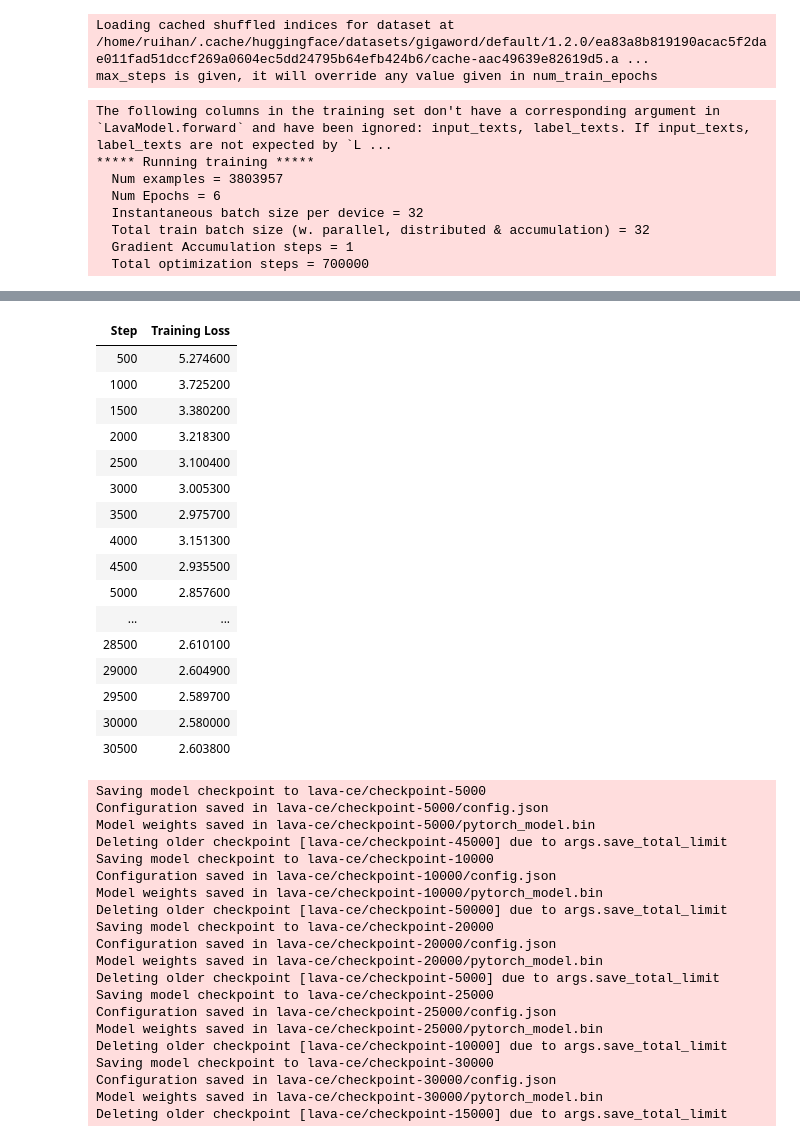
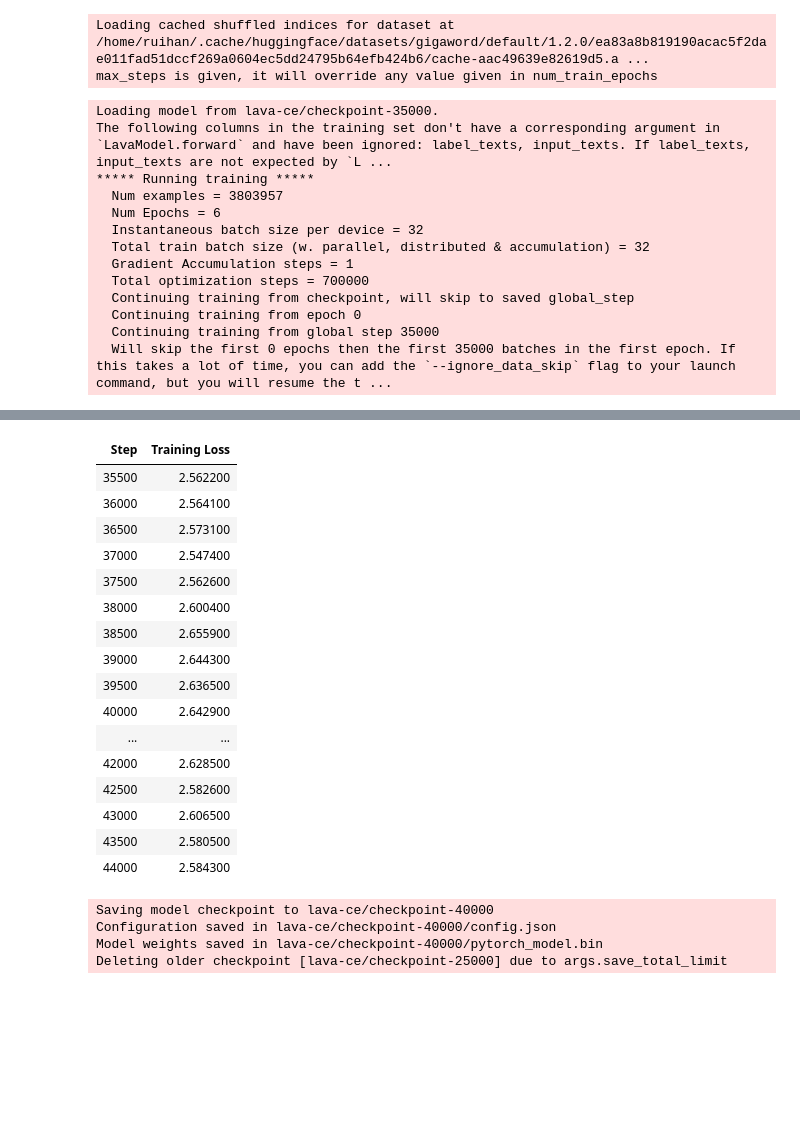
Before and after one commit to cestwc/Differentiable-ROUGE-score, a Jupyter notebook: Train Lava under CE loss.ipynb, the cells around one changed output, grey strips where cells are left out. Drawn from its saved outputs; the diff is of its cells as text; code cells hidden in the pictures; blank space fills up the shorter version.

```diff
--- a/Train Lava under CE loss.ipynb
+++ b/Train Lava under CE loss.ipynb
@@ -72,9 +72,10 @@ trainer = Trainer(
 Loading cached shuffled indices for dataset at /home/ruihan/.cache/huggingface/datasets/gigaword/default/1.2.0/ea83a8b819190acac5f2dae011fad51dccf269a0604ec5dd24795b64efb424b6/cache-aac49639e82619d5.a ...
 max_steps is given, it will override any value given in num_train_epochs
 # %%
-trainer.train(resume_from_checkpoint = False)
+trainer.train(resume_from_checkpoint = True)
 # %% [output]
-The following columns in the training set don't have a corresponding argument in `LavaModel.forward` and have been ignored: input_texts, label_texts. If input_texts, label_texts are not expected by `L ...
+Loading model from lava-ce/checkpoint-35000.
+The following columns in the training set don't have a corresponding argument in `LavaModel.forward` and have been ignored: label_texts, input_texts. If label_texts, input_texts are not expected by `L ...
 ***** Running training *****
   Num examples = 3803957
   Num Epochs = 6
@@ -82,3 +83,7 @@ The following columns in the training set don't have a corresponding argument in
   Total train batch size (w. parallel, distributed & accumulation) = 32
   Gradient Accumulation steps = 1
   Total optimization steps = 700000
+  Continuing training from checkpoint, will skip to saved global_step
+  Continuing training from epoch 0
+  Continuing training from global step 35000
+  Will skip the first 0 epochs then the first 35000 batches in the first epoch. If this takes a lot of time, you can add the `--ignore_data_skip` flag to your launch command, but you will resume the t ...
@@ -86,39 +91,23 @@ The following columns in the training set don't have a corresponding argument in
 | Step | Training Loss |
-| 500 | 5.274600 |
-| 1000 | 3.725200 |
-| 1500 | 3.380200 |
-| 2000 | 3.218300 |
-| 2500 | 3.100400 |
-| 3000 | 3.005300 |
-| 3500 | 2.975700 |
-| 4000 | 3.151300 |
-| 4500 | 2.935500 |
-| 5000 | 2.857600 |
+| 35500 | 2.562200 |
+| 36000 | 2.564100 |
+| 36500 | 2.573100 |
+| 37000 | 2.547400 |
+| 37500 | 2.562600 |
+| 38000 | 2.600400 |
+| 38500 | 2.655900 |
+| 39000 | 2.644300 |
+| 39500 | 2.636500 |
+| 40000 | 2.642900 |
 | ... | ... |
-| 28500 | 2.610100 |
-| 29000 | 2.604900 |
-| 29500 | 2.589700 |
-| 30000 | 2.580000 |
-| 30500 | 2.603800 |
+| 42000 | 2.628500 |
+| 42500 | 2.582600 |
+| 43000 | 2.606500 |
+| 43500 | 2.580500 |
+| 44000 | 2.584300 |
-Saving model checkpoint to lava-ce/checkpoint-5000
-Configuration saved in lava-ce/checkpoint-5000/config.json
-Model weights saved in lava-ce/checkpoint-5000/pytorch_model.bin
-Deleting older checkpoint [lava-ce/checkpoint-45000] due to args.save_total_limit
-Saving model checkpoint to lava-ce/checkpoint-10000
-Configuration saved in lava-ce/checkpoint-10000/config.json
-Model weights saved in lava-ce/checkpoint-10000/pytorch_model.bin
-Deleting older checkpoint [lava-ce/checkpoint-50000] due to args.save_total_limit
-Saving model checkpoint to lava-ce/checkpoint-20000
-Configuration saved in lava-ce/checkpoint-20000/config.json
-Model weights saved in lava-ce/checkpoint-20000/pytorch_model.bin
-Deleting older checkpoint [lava-ce/checkpoint-5000] due to args.save_total_limit
-Saving model checkpoint to lava-ce/checkpoint-25000
-Configuration saved in lava-ce/checkpoint-25000/config.json
-Model weights saved in lava-ce/checkpoint-25000/pytorch_model.bin
-Deleting older checkpoint [lava-ce/checkpoint-10000] due to args.save_total_limit
-Saving model checkpoint to lava-ce/checkpoint-30000
-Configuration saved in lava-ce/checkpoint-30000/config.json
-Model weights saved in lava-ce/checkpoint-30000/pytorch_model.bin
-Deleting older checkpoint [lava-ce/checkpoint-15000] due to args.save_total_limit
+Saving model checkpoint to lava-ce/checkpoint-40000
+Configuration saved in lava-ce/checkpoint-40000/config.json
+Model weights saved in lava-ce/checkpoint-40000/pytorch_model.bin
+Deleting older checkpoint [lava-ce/checkpoint-25000] due to args.save_total_limit
 # %%
 trainer.evaluate()
```
Also changed, not shown: parts of 2 cells of this notebook, 2 other files.
